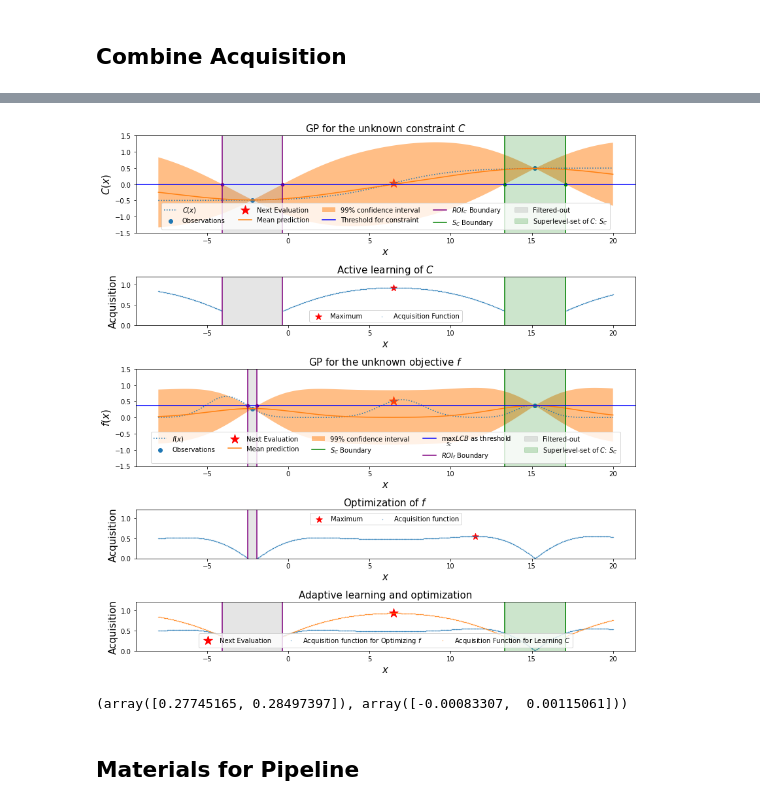
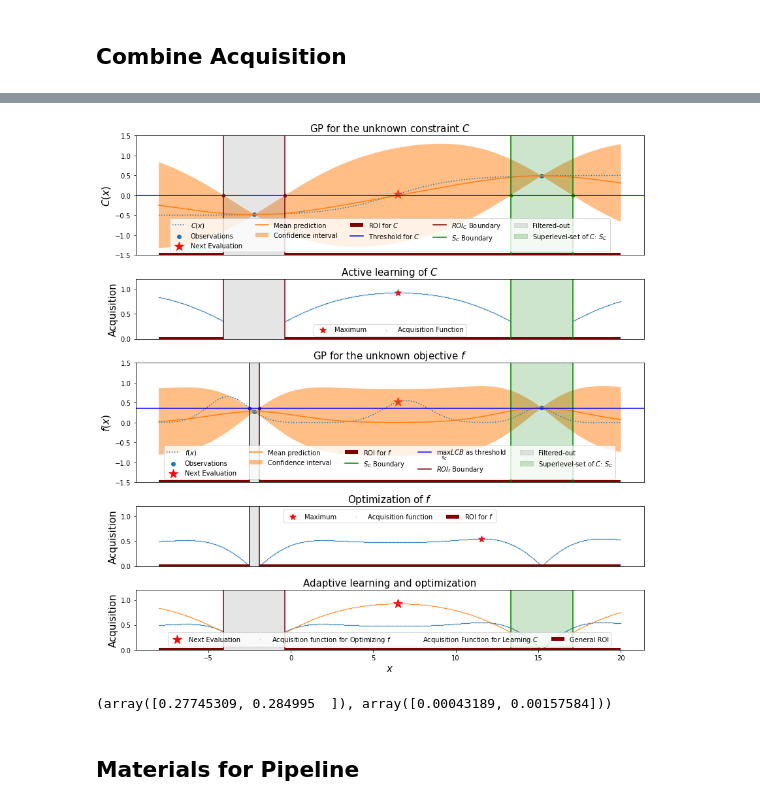
Before and after one commit to SchroDeCat/ConstrainedBO, a Jupyter notebook: visualize_cbo_noisy_targets.ipynb, the cells around one changed output, grey strips where cells are left out. Cells and saved outputs as stored; diff of their text form; code cells hidden in the pictures.

```diff
--- a/visualize_cbo_noisy_targets.ipynb
+++ b/visualize_cbo_noisy_targets.ipynb
@@ -32,7 +32,9 @@ is defined as $f(x)=(2.4 * e^{-(X-7)^2/4} + 1.5 * e^{-(X-15)^2/2})$.
 import numpy as np
 import matplotlib.pyplot as plt
 
-X = np.linspace(start=-8, stop=20, num=1_000).reshape(-1, 1)
+x_left = -8
+x_right = 20
+X = np.linspace(start=x_left, stop=x_right, num=1_000).reshape(-1, 1)
 # f = lambda X: ((10-X) * np.sin((10-X))/2 - np.abs(X-8)/4) * 2
 # f = lambda X: ((10-X) * np.sin((10-X))/2 + .7 * np.exp(-(X-8)**2) + 3 * np.exp(-(X+1)**2/2)) - 1
 f = lambda X: (2.6 * np.exp(-(X+3.8)**2/3) + 2.2 * np.exp(-(X-7)**2/4) + 1.5 * np.exp(-(X-15)**2/2))/4
@@ -397,7 +399,9 @@ from PIL import Image
 # img_c = Image.open(f"EG1D_C.png")
 font_s3 = 15
 curve_s3 = .1
+linewidth = 6
 next_idx = acq_c.argmax()
+
 
 fig = plt.figure(figsize=[12, 12])
 gs = fig.add_gridspec(5, 1, height_ratios=[2, 1, 2, 1, 1])
@@ -412,13 +416,18 @@ plt.fill_between(
     lcb_c,
     ucb_c,
     alpha=0.5,
-    label=r"99% confidence interval",
+    label=r"Confidence interval",
 )
-plt.axhline(y = 0, color = 'blue', linestyle = '-', label='Threshold for constraint')
-plt.axvline(x = X[ucb_c_idx[0]], color = 'purple')
-plt.scatter(X[ucb_c_idx[0]], 0, s=20, color = 'purple',)
-plt.axvline(x = X[ucb_c_idx[1]], color = 'purple', label=r'$ROI_C$ Boundary')
-plt.scatter(X[ucb_c_idx[1]], 0, s=20, color = 'purple')
+
+c_roi_left = min(X[ucb_c_idx].squeeze())
+c_roi_right = max(X[ucb_c_idx].squeeze())
+plt.hlines(y = -1.5, xmin=[x_left], xmax=[c_roi_left], color = 'maroon', linestyle = '-', label='ROI for $C$', linewidth=linewidth)
+plt.hlines(y = -1.5, xmin=[c_roi_right], xmax=[x_right], color = 'maroon', linestyle = '-', linewidth=linewidth)
+plt.axhline(y = 0, color = 'blue', linestyle = '-', label='Threshold for $C$')
+plt.axvline(x = X[ucb_c_idx[0]], color = 'maroon')
+plt.scatter(X[ucb_c_idx[0]], 0, s=20, color = 'maroon',)
+plt.axvline(x = X[ucb_c_idx[1]], color = 'maroon', label=r'$ROI_C$ Boundary')
+plt.scatter(X[ucb_c_idx[1]], 0, s=20, color = 'maroon')
 plt.axvline(x = X[lcb_c_idx[0]], color = 'green')
 plt.scatter(X[lcb_c_idx[0]], 0, s=20, color = 'green',)
 plt.axvline(x = X[lcb_c_idx[1]], color = 'green',  label=r'$S_C$ Boundary')
@@ -428,7 +437,8 @@ plt.axvspan(X[ucb_c_idx[1]], X[ucb_c_idx[0]], alpha=0.2, color='gray', label='Fi
 plt.axvspan(X[lcb_c_idx[1]], X[lcb_c_idx[0]], alpha=0.2, color='green', label='Superlevel-set of $C$: $S_C$')
 
 plt.legend(loc='lower center', ncol=5)
-plt.xlabel("$x$", fontsize=font_s3)
+# plt.xlabel("$x$", fontsize=font_s3)
+plt.xticks([], [])
 plt.ylabel("$C(x)$", fontsize=font_s3)
 _ = plt.title(r"GP for the unknown constraint $C$", fontsize=font_s3)
 plt.ylim(-1.5, 1.5)
@@ -444,24 +454,30 @@ plt.fill_between(
     lcb,
     ucb,
     alpha=0.5,
-    label=r"99% confidence interval",
+    label=r"Confidence interval",
 )
-# label = r'$S_c$ Boundary'
+
+f_roi_left = min(X[ucb_f_idx].squeeze())
+f_roi_right = max(X[ucb_f_idx].squeeze())
+plt.hlines(y = -1.5, xmin=[x_left], xmax=[f_roi_left], color = 'maroon', linestyle = '-', label='ROI for $f$', linewidth=linewidth)
+plt.hlines(y = -1.5, xmin=[f_roi_right], xmax=[x_right], color = 'maroon', linestyle = '-', linewidth=linewidth)
+
 plt.axvline(x = sci_lb, color = 'green', )
 plt.axvline(x = sci_rb, color = 'green',  label=r'$S_C$ Boundary')
 plt.axhline(y = lcb_max, color = 'blue', linestyle = '-', label=r'$\max_{S_C}{LCB}$ as threshold')
 
 #label = r'ROI_F Boundary"
-plt.scatter(X[ucb_f_idx[0]], lcb_max, s=20, color = 'purple',)
-plt.scatter(X[ucb_f_idx[1]], lcb_max, s=20, color = 'purple',)
-plt.axvline(x = X[ucb_f_idx[0]], color = 'purple')
-plt.axvline(x = X[ucb_f_idx[1]], color = 'purple', label=r"$ROI_f$ Boundary")
+plt.scatter(X[ucb_f_idx[0]], lcb_max, s=20, color = 'maroon',)
+plt.scatter(X[ucb_f_idx[1]], lcb_max, s=20, color = 'maroon',)
+plt.axvline(x = X[ucb_f_idx[0]], color = 'maroon')
+plt.axvline(x = X[ucb_f_idx[1]], color = 'maroon', label=r"$ROI_f$ Boundary")
 
 plt.axvspan(X[ucb_f_idx[1]], X[ucb_f_idx[0]], alpha=0.2, color='gray', label='Filtered-out')
 plt.axvspan(X[lcb_c_idx[1]], X[lcb_c_idx[0]], alpha=0.2, color='green', label='Superlevel-set of $C$: $S_C$')
 
 plt.legend(loc='lower center', ncol=5)
-plt.xlabel("$x$", fontsize=font_s3)
+plt.xticks([], [])
+# plt.xlabel("$x$", fontsize=font_s3)
 plt.ylabel("$f(x)$", fontsize=font_s3)
 plt.ylim(-1.5, 1.5)
 _ = plt.title(r"GP for the unknown objective $f$", fontsize=font_s3)
@@ -473,10 +489,13 @@ acqc_argmax = acq_c.argmax()
 plt.scatter(X[acqc_argmax], acq_c[acqc_argmax], s=100, c='red', marker='*', label="Maximum")
 plt.scatter(X[acq_c_filter], acq_c[acq_c_filter], label="Acquisition Function", s=curve_s3)
 plt.ylim(0, 1.2)
-plt.xlabel("$x$", fontsize=font_s3)
+plt.xticks([], [])
+# plt.xlabel("$x$", fontsize=font_s3)
 plt.ylabel("Acquisition", fontsize=font_s3)
-plt.axvline(x = X[ucb_c_idx[0]], color = 'purple')
-plt.axvline(x = X[ucb_c_idx[1]], color = 'purple')
+plt.hlines(y = 0, xmin=[x_left], xmax=[c_roi_left], color = 'maroon', linestyle = '-',  linewidth=linewidth)
+plt.hlines(y = 0, xmin=[c_roi_right], xmax=[x_right], color = 'maroon', linestyle = '-', linewidth=linewidth)
+plt.axvline(x = X[ucb_c_idx[0]], color = 'maroon')
+plt.axvline(x = X[ucb_c_idx[1]], color = 'maroon')
 plt.axvline(x = X[lcb_c_idx[0]], color = 'green')
 plt.axvline(x = X[lcb_c_idx[1]], color = 'green')
 plt.axvspan(X[ucb_c_idx[1]], X[ucb_c_idx[0]], alpha=0.2, color='gray')
@@ -485,46 +504,51 @@ plt.legend(loc='lower center', ncol=3)
 _ = plt.title(r"Active learning of $C$", fontsize=font_s3)
 
 # plt.subplot(3,2,4)
 plt.subplot(gs[3,0])
 acqf_argmax = acq_f.argmax()
 plt.scatter(X[acqf_argmax], acq_f[acqf_argmax], s=100, c='red', marker='*', label="Maximum")
 plt.scatter(X, acq_f, label="Acquisition function", s=curve_s3)
-plt.axvline(x = X[ucb_f_idx[0]], color = 'purple')
-plt.axvline(x = X[ucb_f_idx[1]], color = 'purple')
+plt.hlines(y = 0, xmin=[x_left], xmax=[f_roi_left], color = 'maroon', linestyle = '-', label='ROI for $f$', linewidth=linewidth)
+plt.hlines(y = 0, xmin=[f_roi_right], xmax=[x_right], color = 'maroon', linestyle = '-', linewidth=linewidth)
+plt.axvline(x = X[ucb_f_idx[0]], color = 'maroon')
+plt.axvline(x = X[ucb_f_idx[1]], color = 'maroon')
 plt.axvspan(X[ucb_f_idx[1]], X[ucb_f_idx[0]], alpha=0.2, color='gray')
 plt.ylim(0, 1.2)
-plt.xlabel("$x$", fontsize=font_s3)
+plt.xticks([], [])
+# plt.xlabel("$x$", fontsize=font_s3)
 plt.ylabel("Acquisition", fontsize=font_s3)
 plt.legend(loc='upper center', ncol=3)
 _ = plt.title(r"Optimization of $f$", fontsize=font_s3)
 
 plt.subplot(gs[4,0])
 plt.scatter(X[next_idx], acq_c[next_idx], s=200, c='red', marker='*', label="Next Evaluation")
 plt.scatter(X[acq_c_filter_ucb], acq_f[acq_c_filter_ucb], label=r"Acquisition function for Optimizing $f$", s=curve_s3)
 plt.scatter(X[acq_c_filter], acq_c[acq_c_filter], label=r"Acquisition Function for Learning $C$", s=curve_s3)
 plt.ylim(0, 1.2)
 plt.axvline(x = sci_lb, color = 'green', )
 plt.axvline(x = sci_rb, color = 'green',)
-plt.axvline(x = X[ucb_c_idx[0]], color = 'purple')
-plt.axvline(x = X[ucb_c_idx[1]], color = 'purple')
+plt.hlines(y = 0, xmin=[x_left], xmax=[c_roi_left], color = 'maroon', linestyle = '-',  linewidth=linewidth, label='General ROI')
+plt.hlines(y = 0, xmin=[c_roi_right], xmax=[x_right], color = 'maroon', linestyle = '-', linewidth=linewidth)
+plt.axvline(x = X[ucb_c_idx[0]], color = 'maroon')
+plt.axvline(x = X[ucb_c_idx[1]], color = 'maroon')
 plt.axvspan(X[ucb_c_idx[1]], X[ucb_c_idx[0]], alpha=0.2, color='gray')
 plt.axvspan(X[lcb_c_idx[1]], X[lcb_c_idx[0]], alpha=0.2, color='green')
 
 plt.xlabel("$x$", fontsize=font_s3)
 plt.ylabel("Acquisition", fontsize=font_s3)
-plt.legend(loc='lower center', ncol=3)
+plt.legend(loc='lower center', ncol=4)
 _ = plt.title(r"Adaptive learning and optimization", fontsize=font_s3)
 
 plt.tight_layout()
 plt.savefig('EG1d_vertical.pdf')
 # %% [output]
-[figure, old version]
+[figure, new version]
 # %%
 ucb_idx = np.argsort(np.abs(ucb))[:2]
 lcb_idx = np.argsort(np.abs(lcb))[:2]
 ucb[ucb_idx], lcb[lcb_idx]
 # %% [output]
-(array([0.27745165, 0.28497397]), array([-0.00083307,  0.00115061]))
+(array([0.27745309, 0.284995  ]), array([0.00043189, 0.00157584]))
 # %% [markdown]
 ## Materials for Pipeline
 # %%
```
Also changed, not shown: parts of 4 cells of this notebook.
